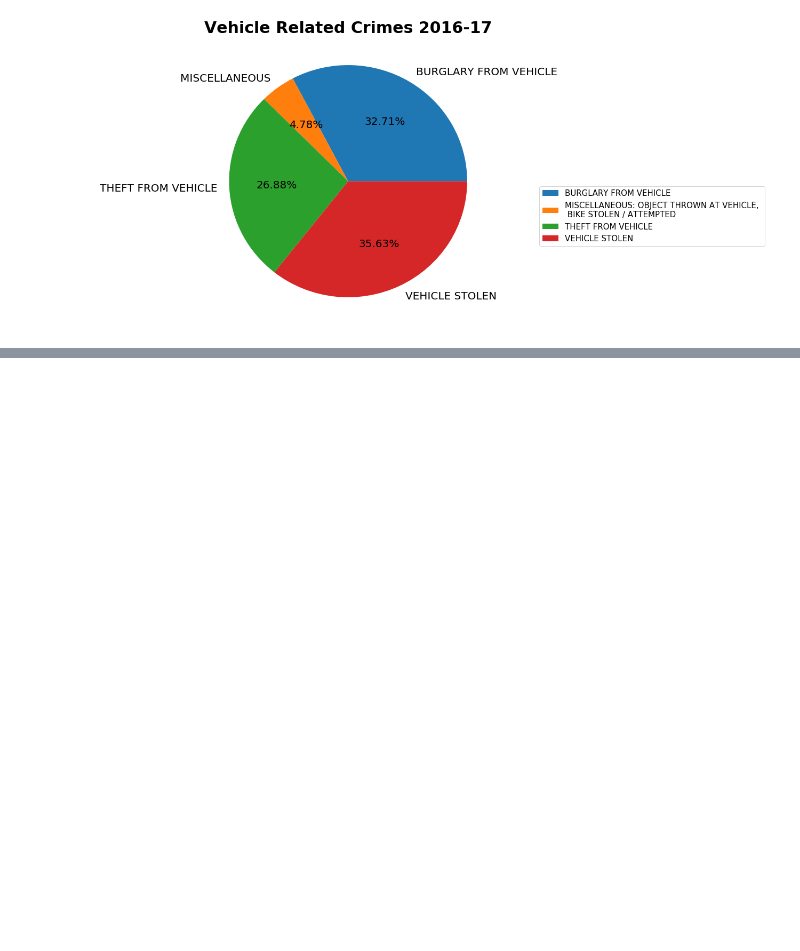
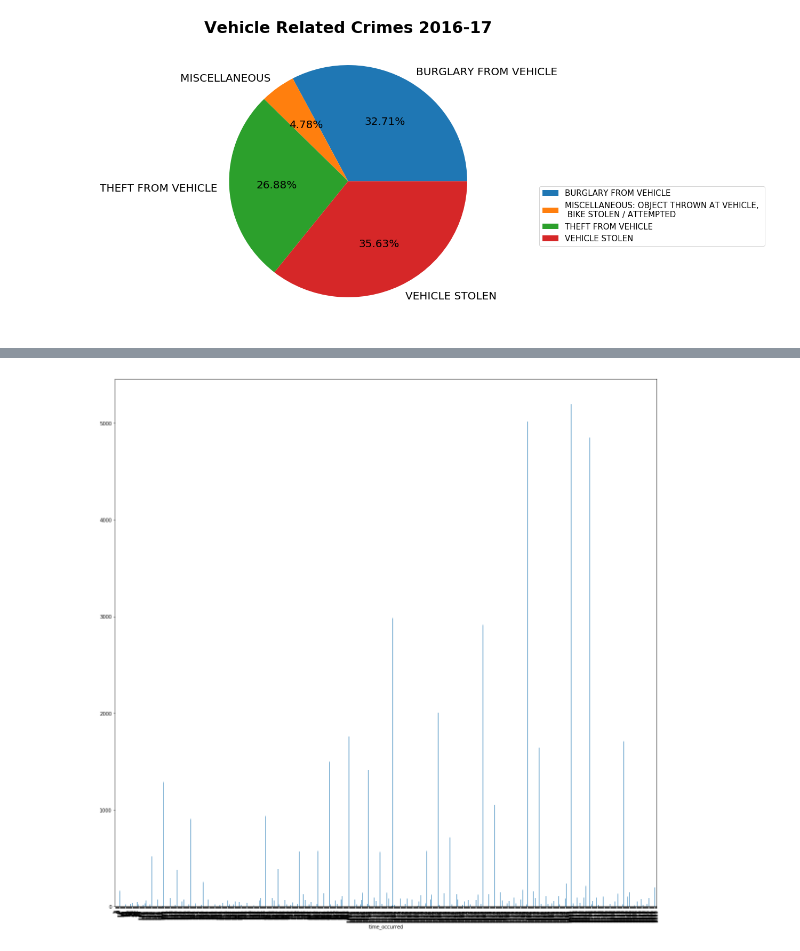
Before and after one commit to valegonzalez/ECE180_FinalProject, a Jupyter notebook: vehicleRelatedCrimes.ipynb, the cells around one changed output, grey strips where cells are left out. Saved outputs shown, nothing was run; the diff lists cells and outputs as text; code cells hidden in the pictures; blank space fills up the shorter version.

Commit message:
got bar plot for hourly 2016-2017 crime. Need to fix it up aesthetically

```diff
--- a/vehicleRelatedCrimes.ipynb
+++ b/vehicleRelatedCrimes.ipynb
@@ -209,0 +212,7 @@ TypeError: Only valid with DatetimeIndex, TimedeltaIndex or PeriodIndex, but got
+# %%
+'''hourly bar plot of vehicle related subcrimes for 2016-17'''
+pd.options.mode.chained_assignment = None  # supress SettingWithCopyWarning, does not apply here
+
+# get time_occurred into 0-23hr format
+veh_in2016_17.time_occurred = veh_in2016_17.time_occurred/100
+veh_in2016_17['time_occurred']= veh_in2016_17['time_occurred'].astype(int)
@@ -209,0 +240,4 @@ TypeError: Only valid with DatetimeIndex, TimedeltaIndex or PeriodIndex, but got
+# %%
+hr_in2016_17 = veh_in2016_17.groupby('time_occurred')
+hr_summ_in2016_17 = hr_in2016_17.size()
+print(hr_summ_in2016_17)
@@ -209,0 +262,5 @@ TypeError: Only valid with DatetimeIndex, TimedeltaIndex or PeriodIndex, but got
+# %%
+hr_summ_in2016_17.plot.bar(figsize=(20,20))
+plt.show()
+# %% [output]
+[figure, added]
```
Also changed, not shown: parts of 5 cells of this notebook.
